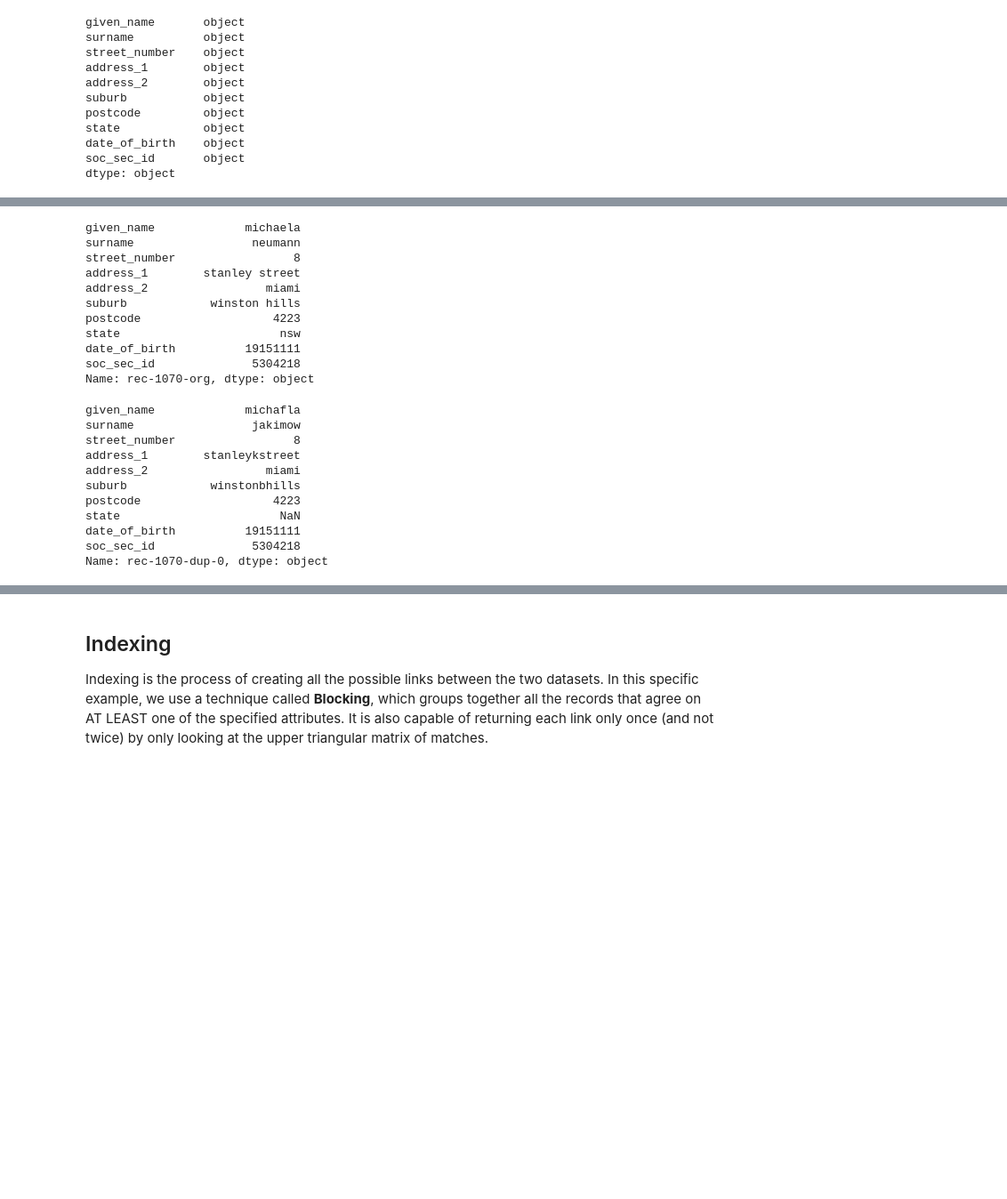
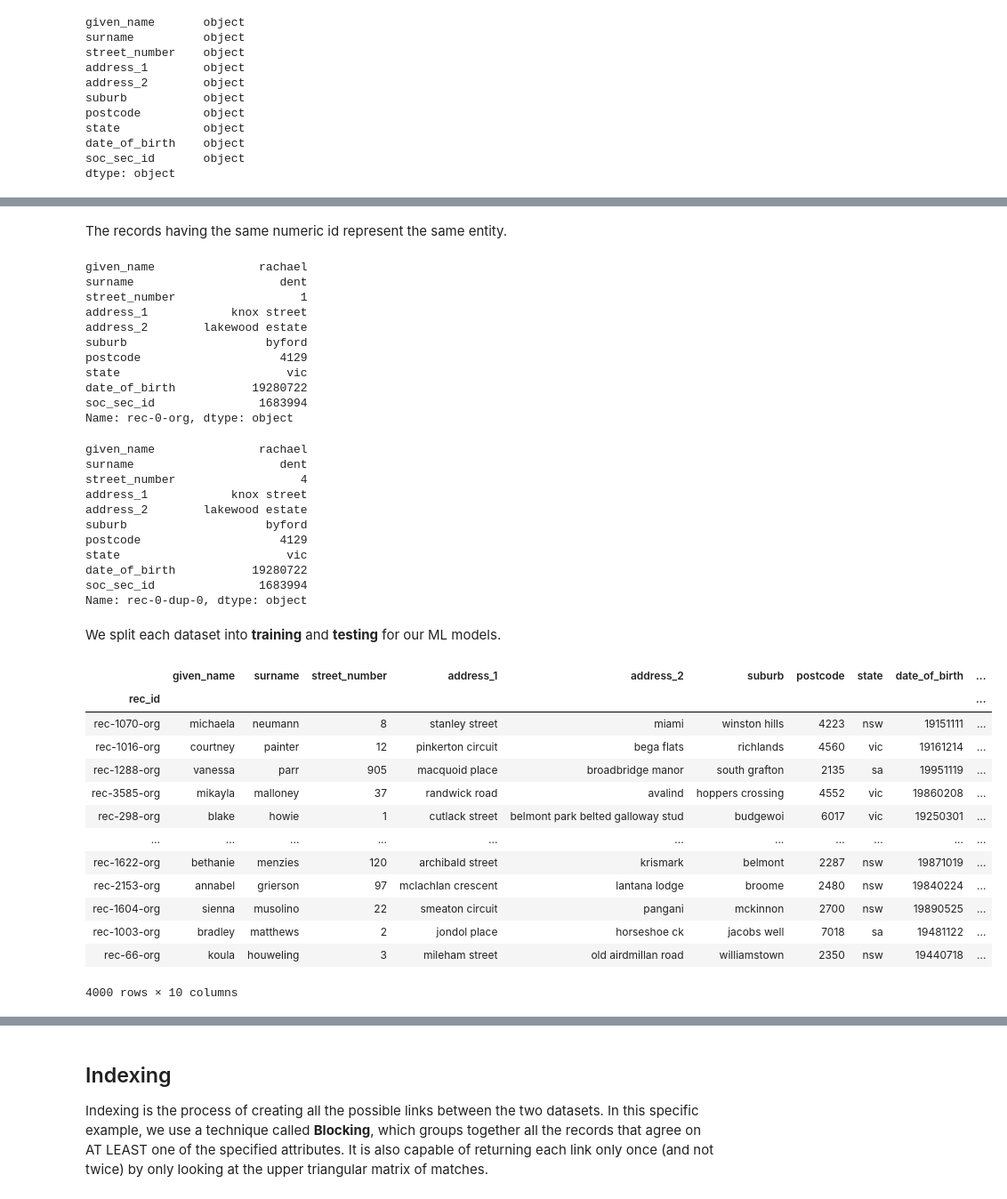
Before and after one commit to frenkowski/ML_aided_RecordLinkage, a Jupyter notebook: AD_project.ipynb, the cells around one changed output, grey strips where cells are left out. Shown: that part at 89% size. Saved outputs shown, nothing was run; the diff lists cells and outputs as text; code cells hidden in the pictures; blank space fills up the shorter version.

Commit message:
Added training/testing

```diff
--- a/AD_project.ipynb
+++ b/AD_project.ipynb
@@ -100,28 +74,58 @@ dfB
+# %% [markdown]
+The records having the same numeric id represent the same entity.
 # %%
-dfA.loc['rec-1070-org']
+dfA.loc['rec-0-org']
 # %% [output]
-given_name             michaela
-surname                 neumann
-street_number                 8
-address_1        stanley street
-address_2                 miami
-suburb            winston hills
-postcode                   4223
-state                       nsw
-date_of_birth          19151111
-soc_sec_id              5304218
-Name: rec-1070-org, dtype: object
+given_name               rachael
+surname                     dent
+street_number                  1
+address_1            knox street
+address_2        lakewood estate
+suburb                    byford
+postcode                    4129
+state                        vic
+date_of_birth           19280722
+soc_sec_id               1683994
+Name: rec-0-org, dtype: object
 # %%
-dfB.loc['rec-1070-dup-0']
+dfB.loc['rec-0-dup-0']
 # %% [output]
-given_name             michafla
-surname                 jakimow
-street_number                 8
-address_1        stanleykstreet
-address_2                 miami
-suburb            winstonbhills
-postcode                   4223
-state                       NaN
-date_of_birth          19151111
-soc_sec_id              5304218
-Name: rec-1070-dup-0, dtype: object
+given_name               rachael
+surname                     dent
+street_number                  4
+address_1            knox street
+address_2        lakewood estate
+suburb                    byford
+postcode                    4129
+state                        vic
+date_of_birth           19280722
+soc_sec_id               1683994
+Name: rec-0-dup-0, dtype: object
+# %% [markdown]
+We split each dataset into **training** and **testing** for our ML models.
+# %%
+def split_FEBRL_dataset(dataset, n):
+    indexes = dataset.index.to_series().str.rsplit('-').str[1].astype(int).sort_values()
+    training_indexes = indexes[:n]
+    testing_indexes = indexes[n:]
+    training = dataset[(dataset.index).isin(training_indexes.index)]
+    testing = dataset[(dataset.index).isin(testing_indexes.index)]
+    return training, testing
+# %%
+training_A, testing_A = split_FEBRL_dataset(dfA, 4000)
+training_A
+# %% [output]
+|  | given_name | surname | street_number | address_1 | address_2 | suburb | postcode | state | date_of_birth | ... |
+| rec_id |  |  |  |  |  |  |  |  |  | ... |
+| rec-1070-org | michaela | neumann | 8 | stanley street | miami | winston hills | 4223 | nsw | 19151111 | ... |
+| rec-1016-org | courtney | painter | 12 | pinkerton circuit | bega flats | richlands | 4560 | vic | 19161214 | ... |
+| rec-1288-org | vanessa | parr | 905 | macquoid place | broadbridge manor | south grafton | 2135 | sa | 19951119 | ... |
+| rec-3585-org | mikayla | malloney | 37 | randwick road | avalind | hoppers crossing | 4552 | vic | 19860208 | ... |
+| rec-298-org | blake | howie | 1 | cutlack street | belmont park belted galloway stud | budgewoi | 6017 | vic | 19250301 | ... |
+| ... | ... | ... | ... | ... | ... | ... | ... | ... | ... | ... |
+| rec-1622-org | bethanie | menzies | 120 | archibald street | krismark | belmont | 2287 | nsw | 19871019 | ... |
+| rec-2153-org | annabel | grierson | 97 | mclachlan crescent | lantana lodge | broome | 2480 | nsw | 19840224 | ... |
+| rec-1604-org | sienna | musolino | 22 | smeaton circuit | pangani | mckinnon | 2700 | nsw | 19890525 | ... |
+| rec-1003-org | bradley | matthews | 2 | jondol place | horseshoe ck | jacobs well | 7018 | sa | 19481122 | ... |
+| rec-66-org | koula | houweling | 3 | mileham street | old airdmillan road | williamstown | 2350 | nsw | 19440718 | ... |
+4000 rows × 10 columns
```
Also changed, not shown: parts of 34 cells of this notebook.
